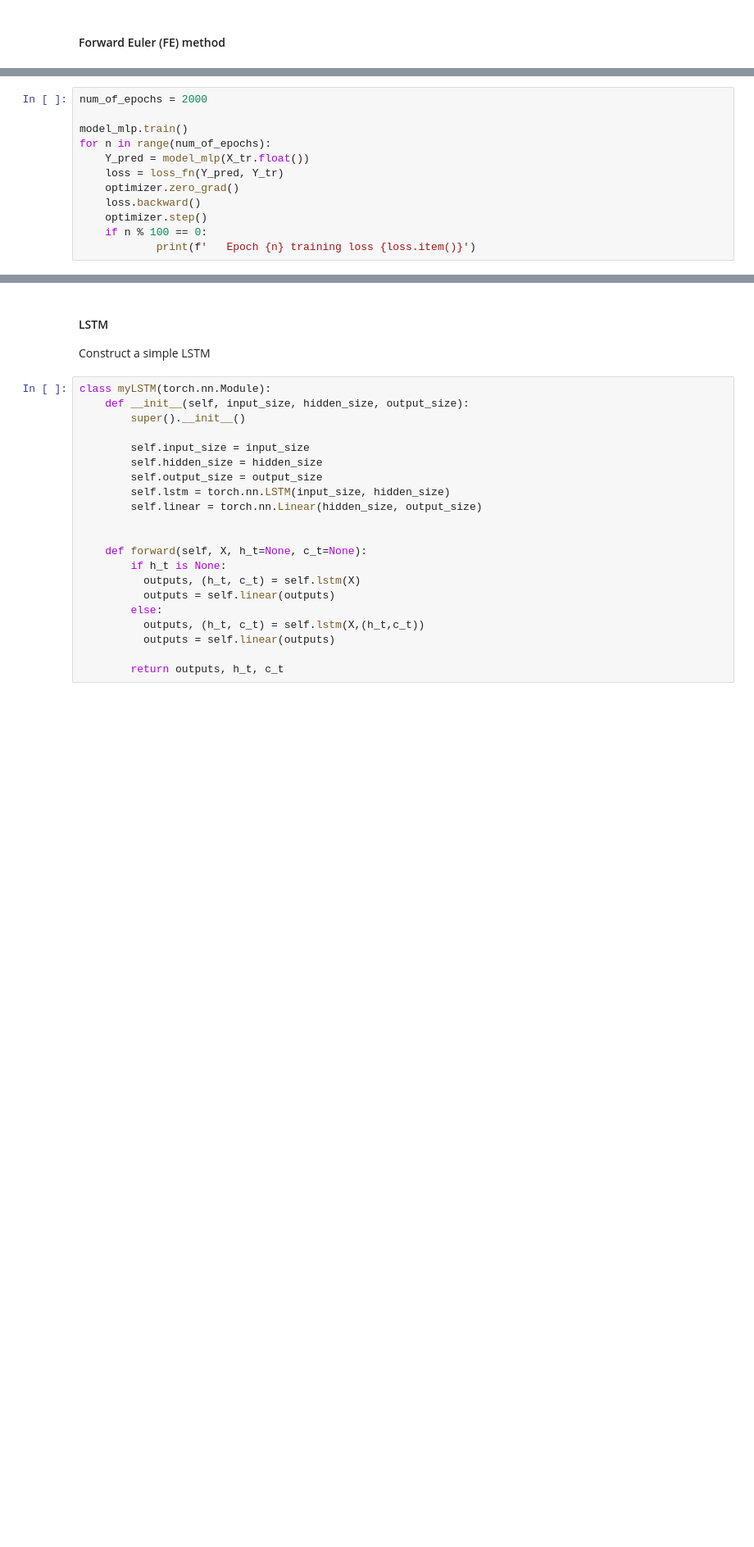
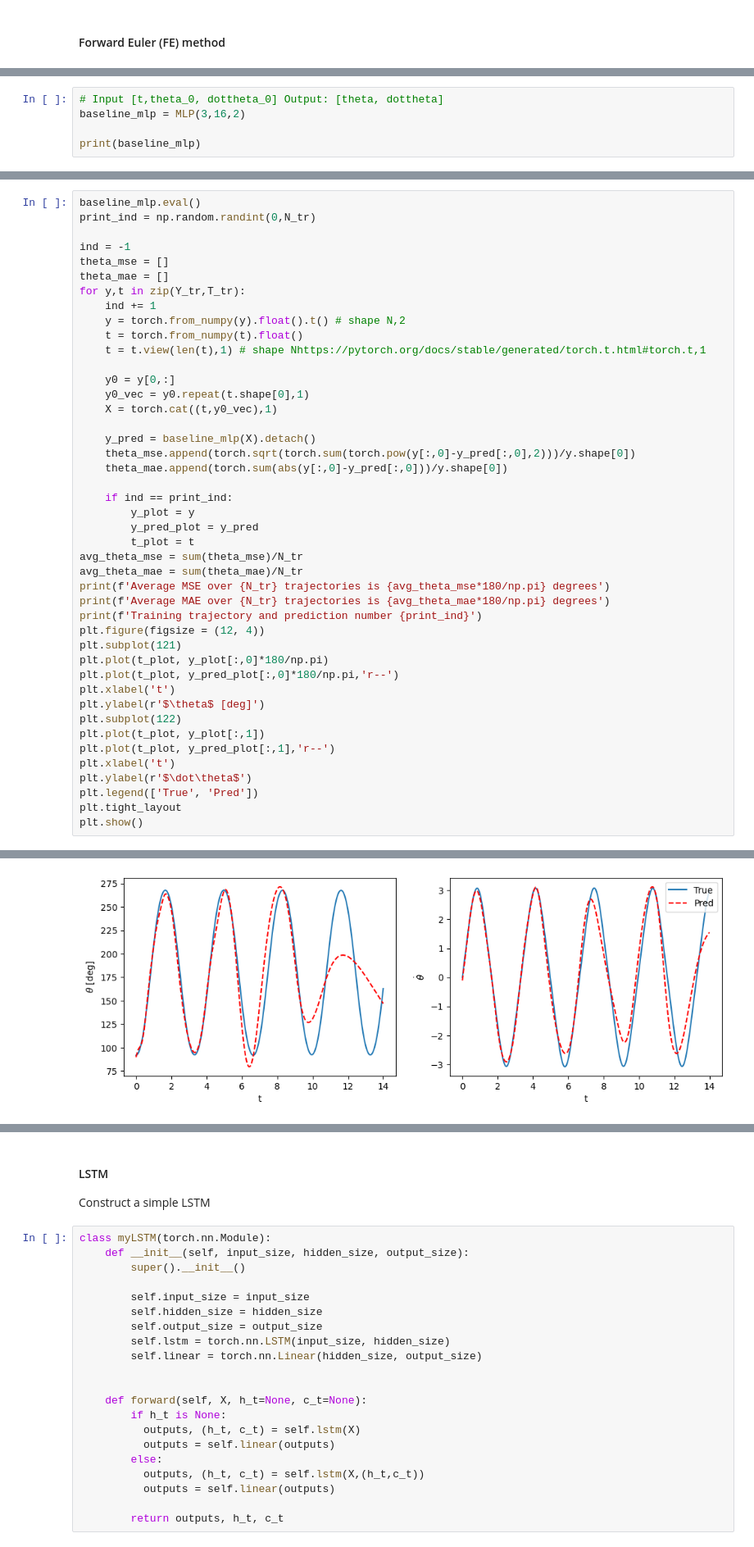
Before and after one commit to kamarain/course_examples, a Jupyter notebook: neural_ODEs.ipynb, the cells around one changed output, grey strips where cells are left out. Shown: that part at 82% size. Cells and saved outputs as stored; diff of their text form; blank space fills up the shorter version.

```diff
--- a/neural_ODEs.ipynb
+++ b/neural_ODEs.ipynb
@@ -331,12 +98,0 @@ Train the model for some epochs (you should obtain training error below 0.03)
-# %%
-num_of_epochs = 2000
-
-model_mlp.train()
-for n in range(num_of_epochs):
-    Y_pred = model_mlp(X_tr.float())
-    loss = loss_fn(Y_pred, Y_tr)
-    optimizer.zero_grad()
-    loss.backward()
-    optimizer.step()
-    if n % 100 == 0:
-            print(f'   Epoch {n} training loss {loss.item()}')
@@ -433,0 +234,5 @@ plt.show()
+# %%
+# Input [t,theta_0, dottheta_0] Output: [theta, dottheta]
+baseline_mlp = MLP(3,16,2)
+
+print(baseline_mlp)
@@ -433,0 +294,45 @@ plt.show()
+# %%
+baseline_mlp.eval()
+print_ind = np.random.randint(0,N_tr)
+
+ind = -1
+theta_mse = []
+theta_mae = []
+for y,t in zip(Y_tr,T_tr):
+    ind += 1
+    y = torch.from_numpy(y).float().t() # shape N,2
+    t = torch.from_numpy(t).float()
+    t = t.view(len(t),1) # shape Nhttps://pytorch.org/docs/stable/generated/torch.t.html#torch.t,1
+
+    y0 = y[0,:]
+    y0_vec = y0.repeat(t.shape[0],1)
+    X = torch.cat((t,y0_vec),1)
+
+    y_pred = baseline_mlp(X).detach()
+    theta_mse.append(torch.sqrt(torch.sum(torch.pow(y[:,0]-y_pred[:,0],2)))/y.shape[0])
+    theta_mae.append(torch.sum(abs(y[:,0]-y_pred[:,0]))/y.shape[0])
+
+    if ind == print_ind:
+        y_plot = y
+        y_pred_plot = y_pred
+        t_plot = t
+avg_theta_mse = sum(theta_mse)/N_tr
+avg_theta_mae = sum(theta_mae)/N_tr
+print(f'Average MSE over {N_tr} trajectories is {avg_theta_mse*180/np.pi} degrees')
+print(f'Average MAE over {N_tr} trajectories is {avg_theta_mae*180/np.pi} degrees')
+print(f'Training trajectory and prediction number {print_ind}')
+plt.figure(figsize = (12, 4))
+plt.subplot(121)
+plt.plot(t_plot, y_plot[:,0]*180/np.pi)
+plt.plot(t_plot, y_pred_plot[:,0]*180/np.pi,'r--')
+plt.xlabel('t')
+plt.ylabel(r'$\theta$ [deg]')
+plt.subplot(122)
+plt.plot(t_plot, y_plot[:,1])
+plt.plot(t_plot, y_pred_plot[:,1],'r--')
+plt.xlabel('t')
+plt.ylabel(r'$\dot\theta$')
+plt.legend(['True', 'Pred'])
+plt.tight_layout
+plt.show()
+# %% [output]
@@ -433,0 +342 @@ plt.show()
+[figure, added]
```
Also changed, not shown: parts of 87 cells of this notebook.
